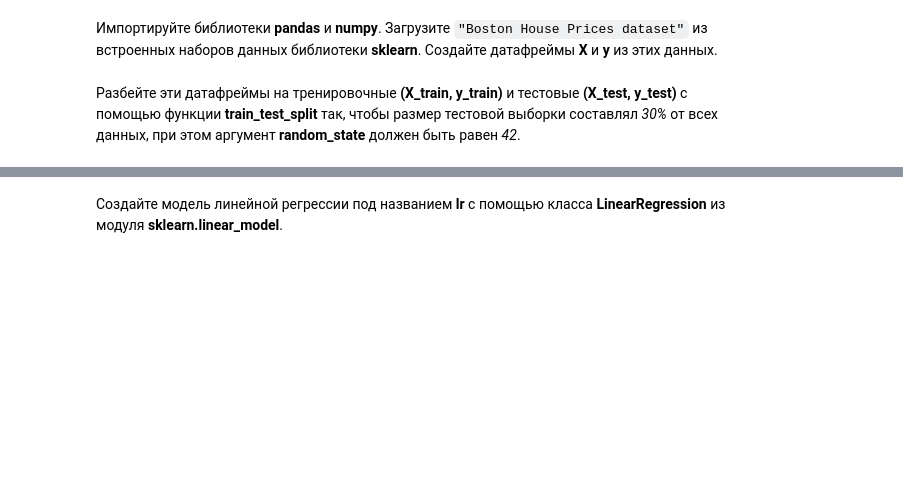
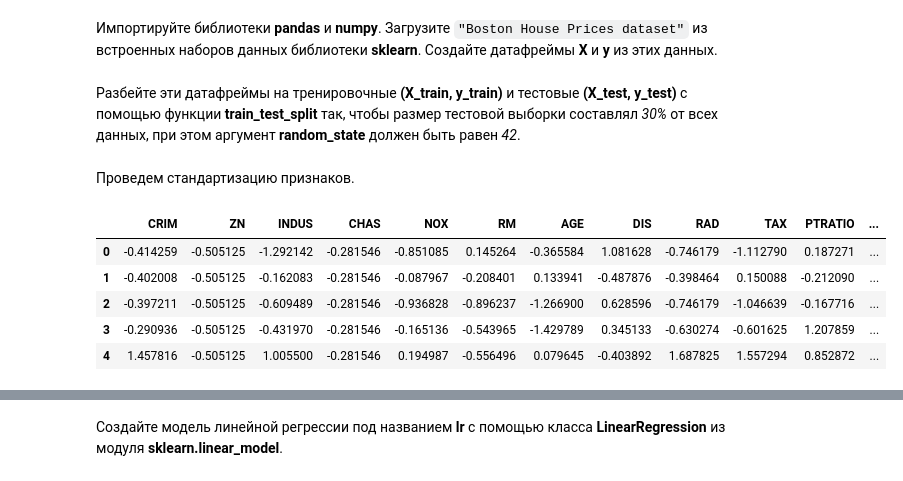
Before and after one commit to ksr19/Python_DataScience, a Jupyter notebook: L3/Lesson3.Sklearn_Supervised learning.ipynb, the cells around one changed output, grey strips where cells are left out. Drawn from its saved outputs; the diff is of its cells as text; code cells hidden in the pictures; blank space fills up the shorter version.

```diff
--- a/L3/Lesson3.Sklearn_Supervised learning.ipynb
+++ b/L3/Lesson3.Sklearn_Supervised learning.ipynb
@@ -18,3 +18,21 @@ y = pd.DataFrame(boston['target'], columns=['price'])
 # %%
 from sklearn.model_selection import train_test_split
 X_train, X_test, y_train, y_test = train_test_split(X, y, test_size=0.30, random_state=42)
+# %% [markdown]
+Проведем стандартизацию признаков.
+# %%
+from sklearn.preprocessing import RobustScaler, StandardScaler
+
+scaler = StandardScaler()
+colnames = X.columns
+X_train_scaled = pd.DataFrame(scaler.fit_transform(X_train), columns=colnames)
+X_test_scaled = pd.DataFrame(scaler.transform(X_test), columns=colnames)
+
+X_train_scaled.head()
+# %% [output]
+|  | CRIM | ZN | INDUS | CHAS | NOX | RM | AGE | DIS | RAD | TAX | PTRATIO | ... |
+| 0 | -0.414259 | -0.505125 | -1.292142 | -0.281546 | -0.851085 | 0.145264 | -0.365584 | 1.081628 | -0.746179 | -1.112790 | 0.187271 | ... |
+| 1 | -0.402008 | -0.505125 | -0.162083 | -0.281546 | -0.087967 | -0.208401 | 0.133941 | -0.487876 | -0.398464 | 0.150088 | -0.212090 | ... |
+| 2 | -0.397211 | -0.505125 | -0.609489 | -0.281546 | -0.936828 | -0.896237 | -1.266900 | 0.628596 | -0.746179 | -1.046639 | -0.167716 | ... |
+| 3 | -0.290936 | -0.505125 | -0.431970 | -0.281546 | -0.165136 | -0.543965 | -1.429789 | 0.345133 | -0.630274 | -0.601625 | 1.207859 | ... |
+| 4 | 1.457816 | -0.505125 | 1.005500 | -0.281546 | 0.194987 | -0.556496 | 0.079645 | -0.403892 | 1.687825 | 1.557294 | 0.852872 | ... |
```
Also changed, not shown: parts of 10 cells of this notebook.
